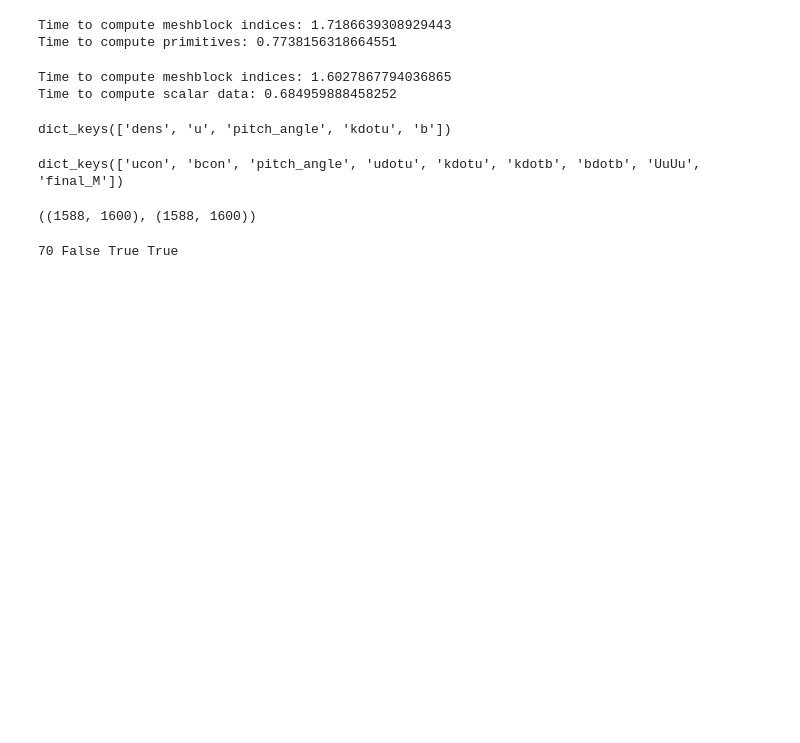
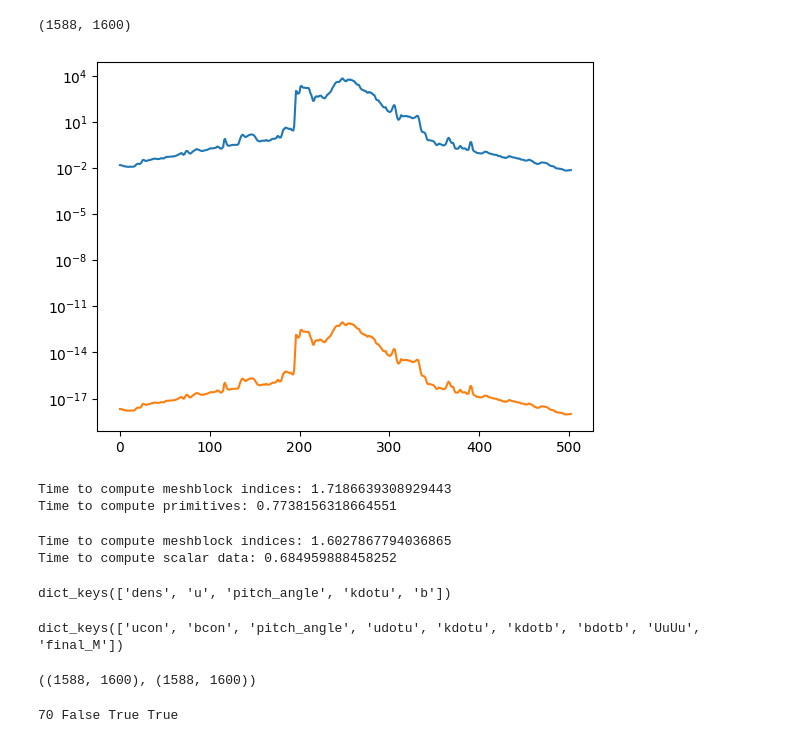
Before and after one commit to liamedeiros/Mahakala, a Jupyter notebook: demos/grmhd.ipynb, the cells around one changed output. Cells and saved outputs as stored; diff of their text form; code cells hidden in the pictures; blank space fills up the shorter version.

Commit message:
add utility to compute electron temperature

```diff
--- a/demos/grmhd.ipynb
+++ b/demos/grmhd.ipynb
@@ -10,6 +11,7 @@ from mahakala.grmhd.athenak import AthenakFluidModel, vec_metric, vec_imetric
 # %%
 fname = '../data/torus.mhd_w_bcc.01500.athdf'
 bhspin = 0.9
+fluid_gamma = 13./9
 
 fluid_model = AthenakFluidModel(fname, bhspin)
 # %%
@@ -24,3 +26,11 @@ s0 = ma.initialize_geodesics_at_camera(bhspin, inclination_in_degrees, distance_
 S, final_dt = ma.geodesic_integrator(10000, s0, 40, 1e-4, bhspin)
 # %%
 fluid_scalars = fluid_model.get_fluid_scalars_from_geodesics(S)
+# %%
+# compute supplementary quantities from fluid data
+
+bsq = fluid_scalars['b'] * fluid_scalars['b']
+beta = fluid_scalars['u'] * (fluid_gamma - 1.) / bsq / 0.5
+sigma = bsq / fluid_scalars['dens']
+
+Theta_e = rlow_rhigh_model(fluid_scalars['dens'], fluid_scalars['u'], beta)
@@ -26,0 +53,32 @@ fluid_scalars = fluid_model.get_fluid_scalars_from_geodesics(S)
+# %%
+KB = 1.3807e-16
+CL = 2.99792458e10
+ME = 9.1094e-28
+MP = 1.6726e-24
+EC = 4.8032e-10
+HPL = 6.6261e-27
+GNEWT = 6.6743e-8
+
+Mass_scale = 5e+24
+M_BH = 6.2e9 * 1.989e33
+
+R_high = 40
+
+bfield = np.sqrt(tensorial_data['bdotb']) * CL * np.sqrt(np.power(GNEWT*M_BH/CL**2,-3) * Mass_scale * 4 * np.pi)
+ne_data = Mass_scale * prim_data['dens'] * pow(GNEWT*M_BH/CL**2,-3) * 1/(1.67 * 1e-24 +  9.1094 * 1e-28)
+
+R_imp = ((R_high * (beta_data)**2/(1 + (beta_data)**2)) + 1/(1+(beta_data)**2))
+t_electron = CL**2 * (MP  * prim_data['u'] * (4/3 -1) * (5/3-1))/(KB * prim_data['dens'] * ((5/3-1) + (4/3-1) * R_imp))
+thetae = KB * t_electron/(ME*CL*CL)
+# %%
+thetae.shape
+# %% [output]
+(1588, 1600)
+# %%
+pidx = 174
+plt.plot(thetae[:, pidx])
+plt.plot(Theta_e[:, pidx])
+
+plt.yscale('log')
+# %% [output]
+[figure, added]
```
Also changed, not shown: parts of 9 cells of this notebook, 1 other file.
